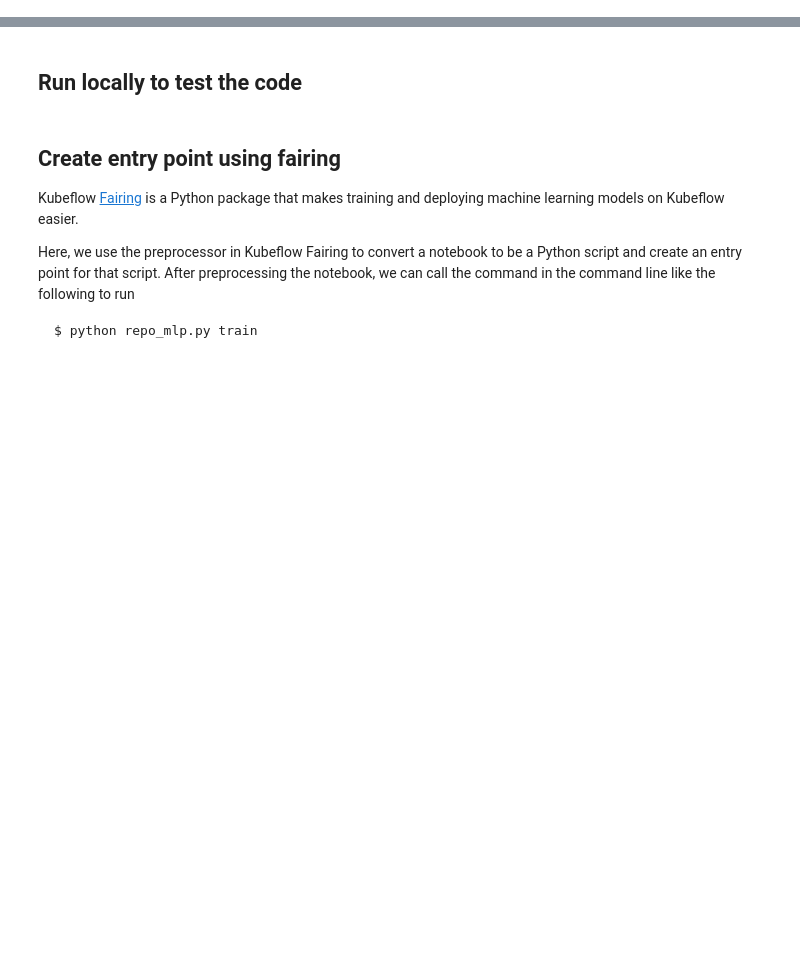
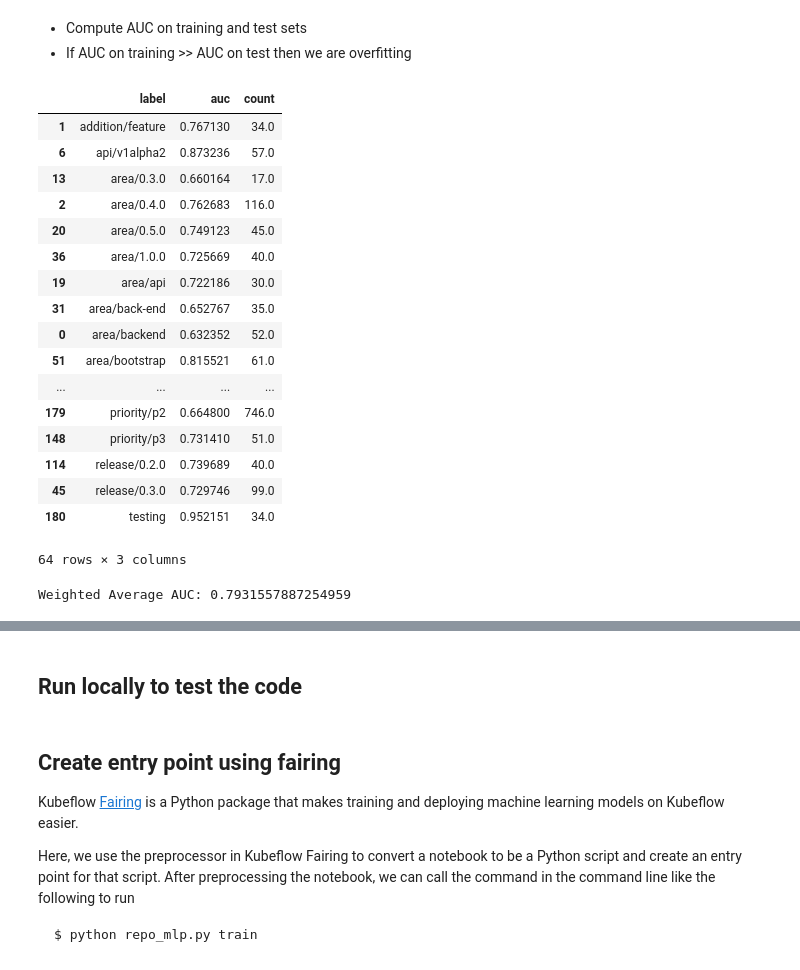
Before and after one commit to kubeflow/code-intelligence, a Jupyter notebook: Label_Microservice/notebooks/repo_mlp.ipynb, the cells around one changed output, grey strips where cells are left out. Drawn from its saved outputs; the diff is of its cells as text; code cells hidden in the pictures; blank space fills up the shorter version.

```diff
--- a/Label_Microservice/notebooks/repo_mlp.ipynb
+++ b/Label_Microservice/notebooks/repo_mlp.ipynb
@@ -21,0 +172,3 @@ import logging
+# %%
+issue_hot_encoded = issues["parsed_labels"].apply(hot_encoded)
+issue_hot_encoded = np.concatenate(issue_hot_encoded)
@@ -21,0 +188,32 @@ import logging
+# %%
+precision_threshold=0.7,
+recall_threshold=0.5
+workspace_name='train'
+min_freq=25
+activation='relu'
+alpha=0.0001
+early_stopping=True
+epsilon=1e-08
+hidden_layer_sizes=(600,600)
+learning_rate='adaptive'
+learning_rate_init=0.001
+max_iter=3000
+momentum=0.9
+n_iter_no_change=5
+random_state=1234
+solver='adam'
+validation_fraction=0.1
+
+clf = MLPClassifier(activation=activation,
+                     alpha=alpha,
+                     early_stopping=early_stopping,
+                     epsilon=epsilon,
+                     hidden_layer_sizes=hidden_layer_sizes,
+                     learning_rate=learning_rate,
+                     learning_rate_init=learning_rate_init,
+                     max_iter=max_iter,
+                     momentum=momentum,
+                     n_iter_no_change=n_iter_no_change,
+                     random_state=random_state,
+                     solver=solver,
+                     validation_fraction=validation_fraction)
@@ -21,0 +222,5 @@ import logging
+# %%
+# Set class labels
+clf.classes_ = target_labels
+# %%
+clf.fit(X_train, y_train)
@@ -21,0 +235,26 @@ import logging
+# %% [markdown]
+* Compute AUC on training and test sets
+* If AUC on training >> AUC on test then we are overfitting
+# %%
+mlp_predictions = clf.predict_proba(X_train)
+mlp_df, mlp_auc = mlp.calculate_auc(mlp_predictions, y_train, target_labels)
+# %% [output]
+|  | label | auc | count |
+| 1 | addition/feature | 0.767130 | 34.0 |
+| 6 | api/v1alpha2 | 0.873236 | 57.0 |
+| 13 | area/0.3.0 | 0.660164 | 17.0 |
+| 2 | area/0.4.0 | 0.762683 | 116.0 |
+| 20 | area/0.5.0 | 0.749123 | 45.0 |
+| 36 | area/1.0.0 | 0.725669 | 40.0 |
+| 19 | area/api | 0.722186 | 30.0 |
+| 31 | area/back-end | 0.652767 | 35.0 |
+| 0 | area/backend | 0.632352 | 52.0 |
+| 51 | area/bootstrap | 0.815521 | 61.0 |
+| ... | ... | ... | ... |
+| 179 | priority/p2 | 0.664800 | 746.0 |
+| 148 | priority/p3 | 0.731410 | 51.0 |
+| 114 | release/0.2.0 | 0.739689 | 40.0 |
+| 45 | release/0.3.0 | 0.729746 | 99.0 |
+| 180 | testing | 0.952151 | 34.0 |
+64 rows × 3 columns
+Weighted Average AUC: 0.7931557887254959
```
Also changed, not shown: parts of 66 cells of this notebook, 14 other files.
